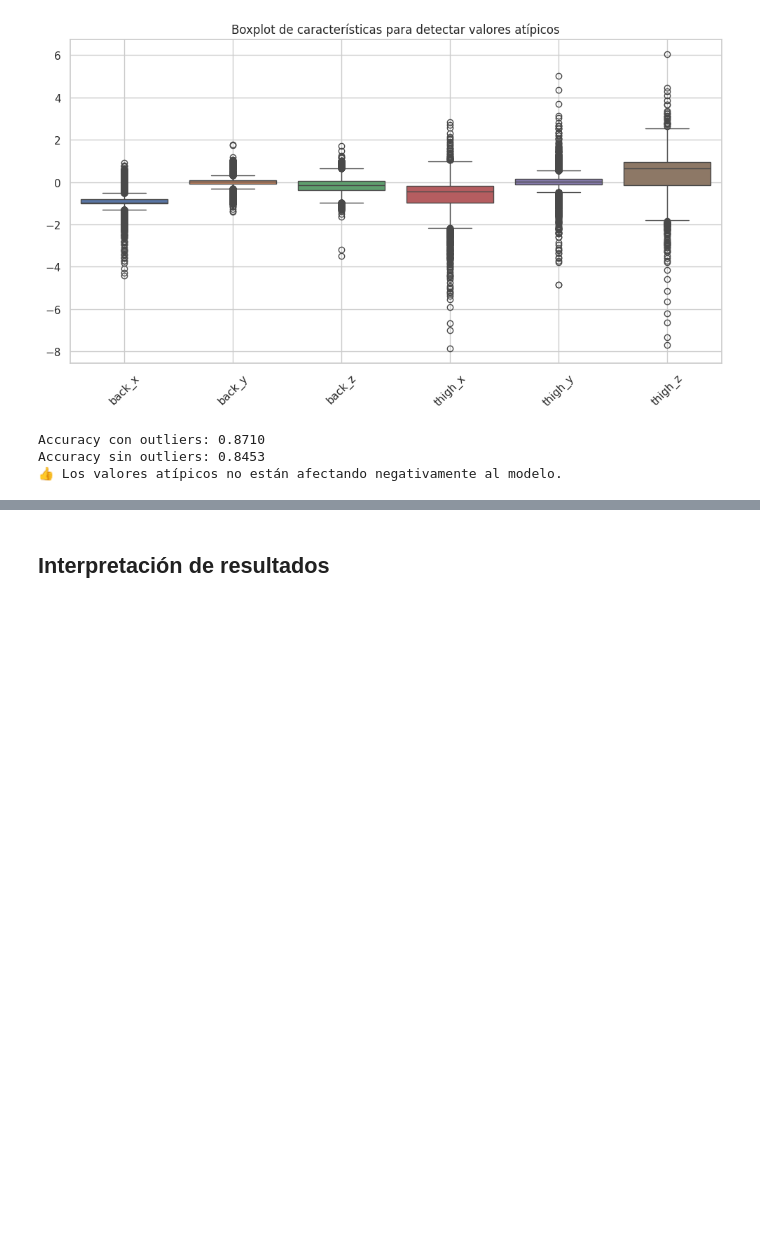
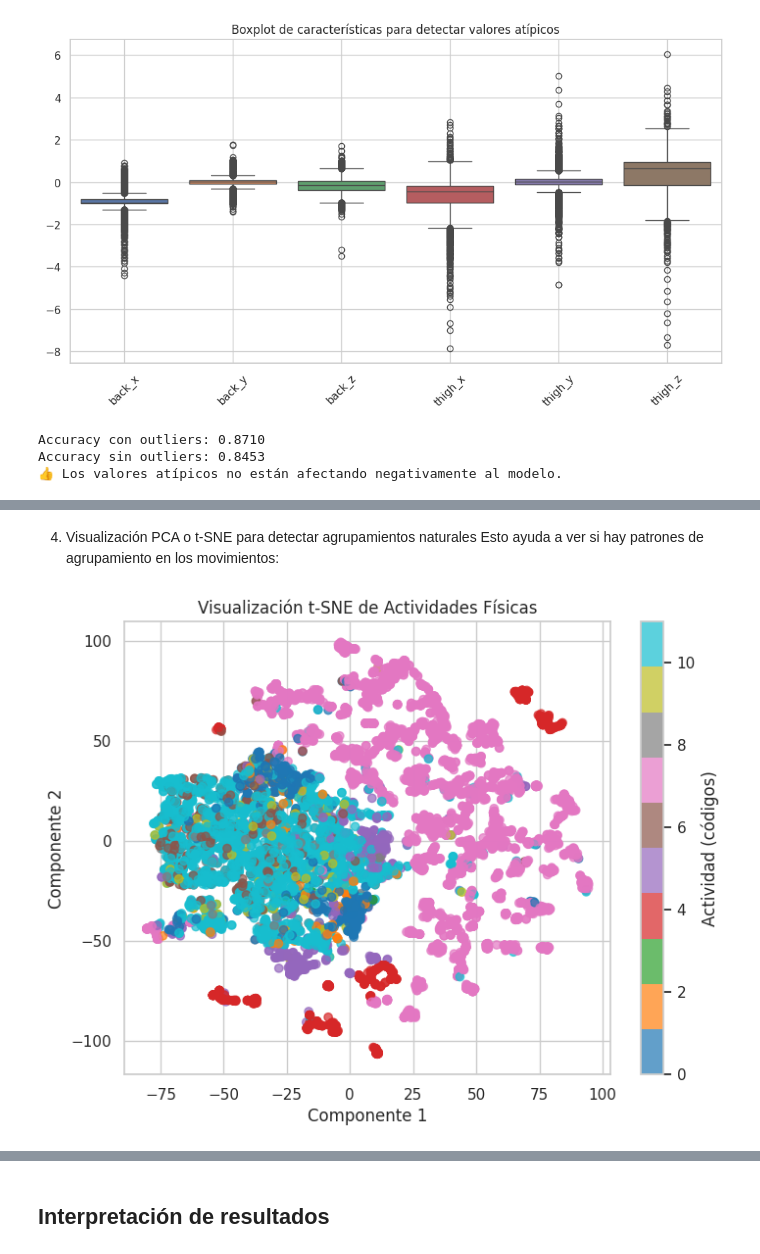
Before and after one commit to martindotpy/har-api, a Jupyter notebook: src/har_clustering.ipynb, the cells around one changed output, grey strips where cells are left out. Saved outputs shown, nothing was run; the diff lists cells and outputs as text; code cells hidden in the pictures; blank space fills up the shorter version.

```diff
--- a/src/har_clustering.ipynb
+++ b/src/har_clustering.ipynb
@@ -641,0 +687,18 @@ Accuracy sin outliers: 0.8453
+# %% [markdown]
+4. Visualización PCA o t-SNE para detectar agrupamientos naturales
+Esto ayuda a ver si hay patrones de agrupamiento en los movimientos:
+# %%
+from sklearn.manifold import TSNE
+
+X_tsne = TSNE(n_components=2, random_state=42).fit_transform(X_scaled)
+
+plt.figure(figsize=(8, 6))
+plt.scatter(X_tsne[:, 0], X_tsne[:, 1], c=data_sample['activity'].astype('category').cat.codes, cmap='tab10', alpha=0.7)
+plt.title("Visualización t-SNE de Actividades Físicas")
+plt.xlabel("Componente 1")
+plt.ylabel("Componente 2")
+plt.colorbar(label='Actividad (códigos)')
+plt.grid(True)
+plt.show()
+# %% [output]
+[figure, added]
```
Also changed, not shown: parts of 13 cells of this notebook.
